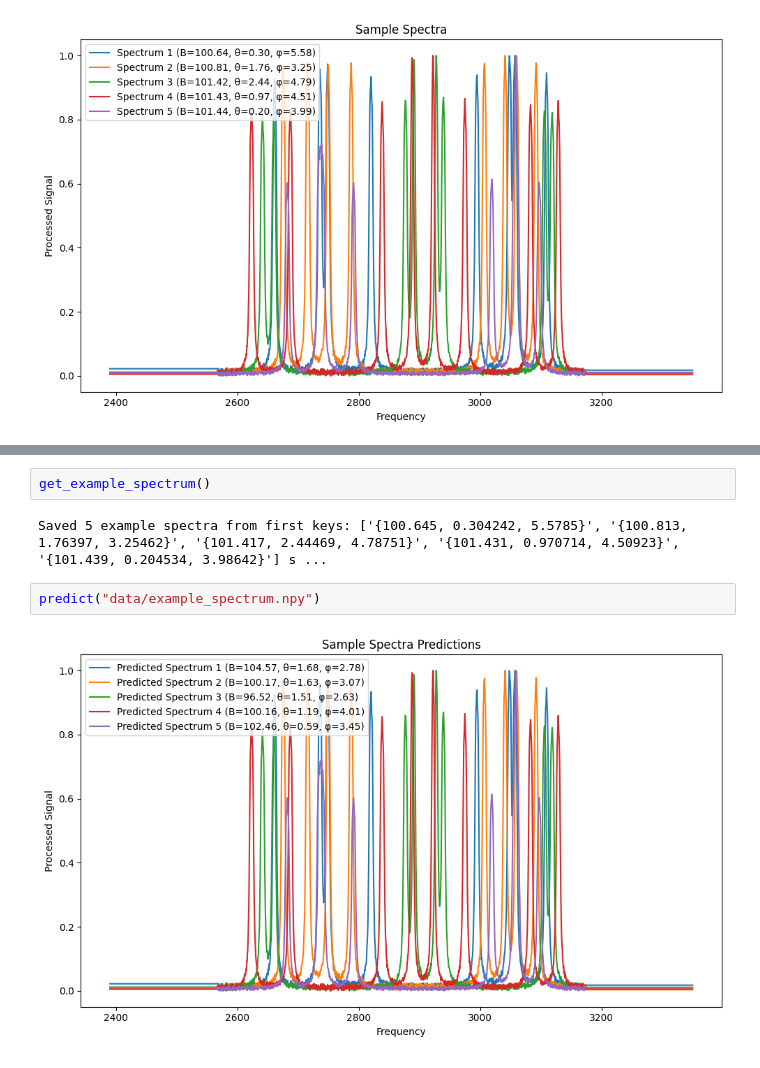
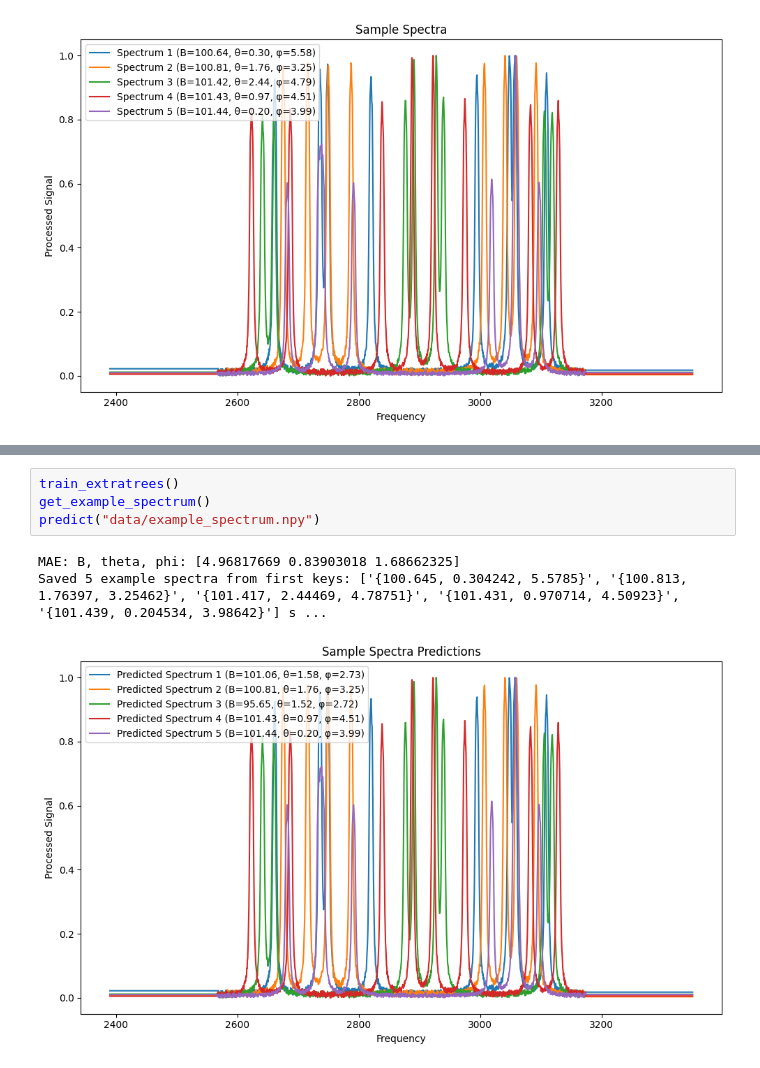
Before and after one commit to realJiaoKan/ODMR-Based-NV-Center-Prediction, a Jupyter notebook: main.ipynb, the cells around one changed output, grey strips where cells are left out. Saved outputs shown, nothing was run; the diff lists cells and outputs as text.

Commit message:
Spectra generation

```diff
--- a/main.ipynb
+++ b/main.ipynb
@@ -14,8 +18,8 @@ MAE: B, theta, phi: [5.87138731 0.82608936 1.68552551]
-# %%
-get_example_spectrum()
-# %% [output]
-Saved 5 example spectra from first keys: ['{100.645, 0.304242, 5.5785}', '{100.813, 1.76397, 3.25462}', '{101.417, 2.44469, 4.78751}', '{101.431, 0.970714, 4.50923}', '{101.439, 0.204534, 3.98642}'] s ...
-# %%
-predict("data/example_spectrum.npy")
-# %% [output]
-[figure, removed]
+# %%
+train_extratrees()
+get_example_spectrum()
+predict("data/example_spectrum.npy")
+# %% [output]
+MAE: B, theta, phi: [4.96817669 0.83903018 1.68662325]
+Saved 5 example spectra from first keys: ['{100.645, 0.304242, 5.5785}', '{100.813, 1.76397, 3.25462}', '{101.417, 2.44469, 4.78751}', '{101.431, 0.970714, 4.50923}', '{101.439, 0.204534, 3.98642}'] s ...
+[figure, added]
```
Also changed, not shown: parts of 7 cells of this notebook, 20 other files.
